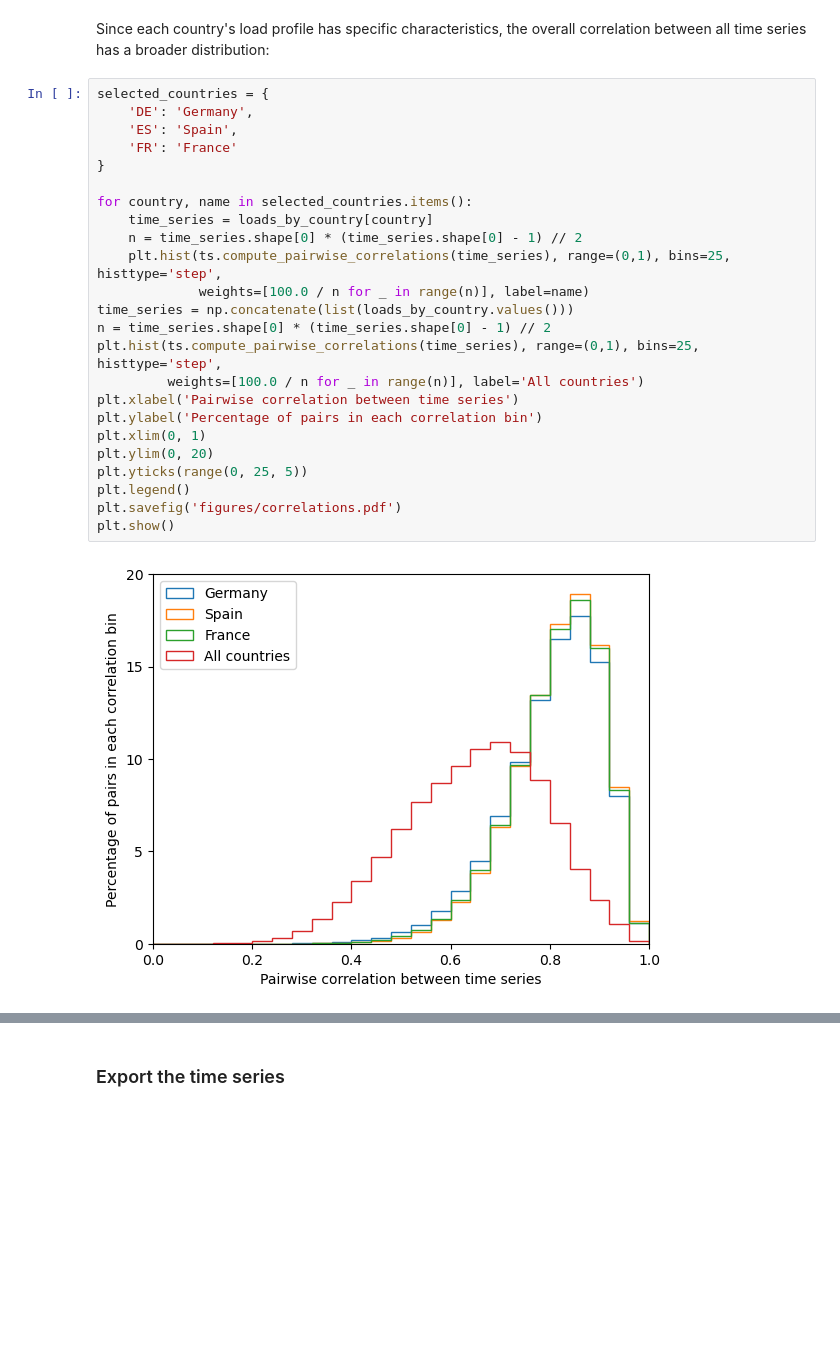
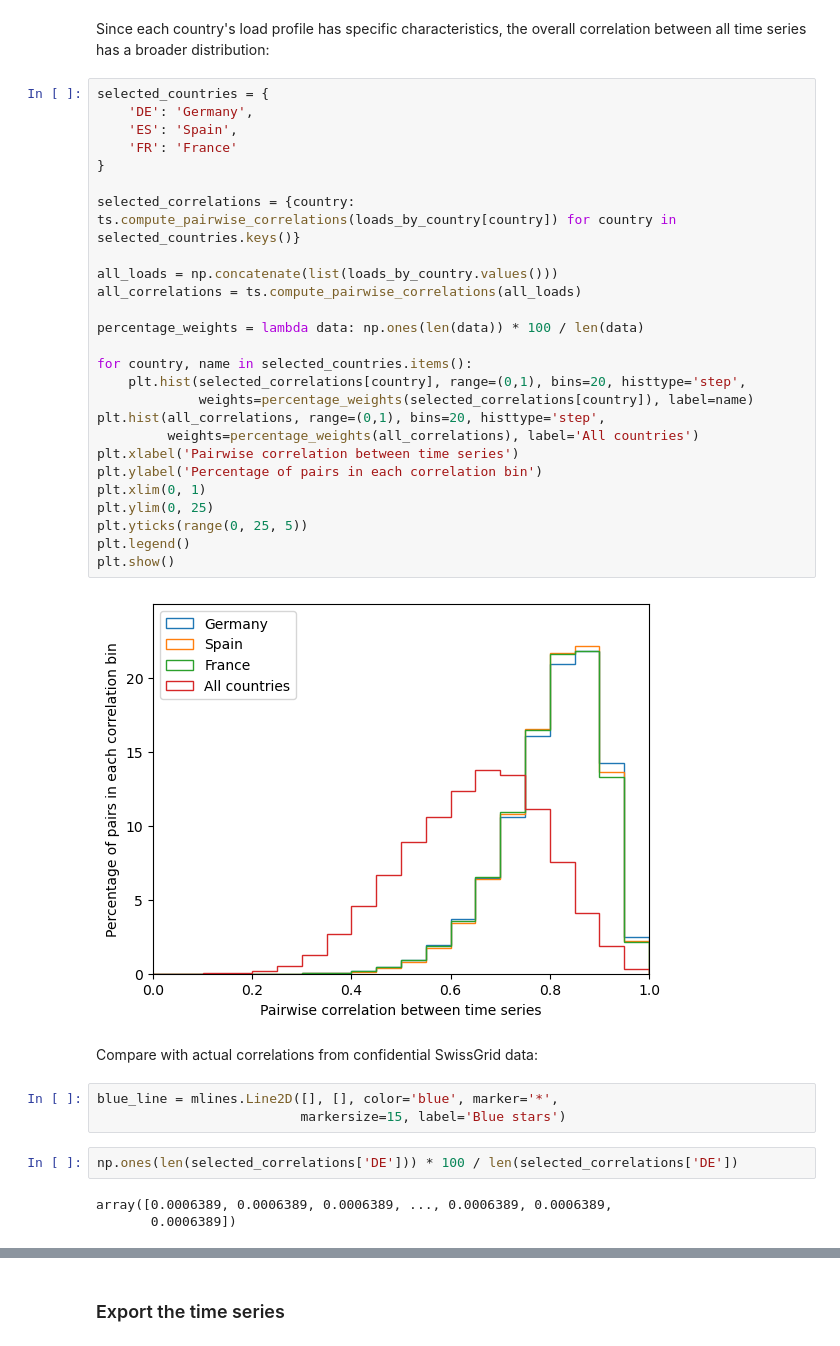
Before and after one commit to GeeeHesso/PowerData, a Jupyter notebook: run/generate_loads.ipynb, the cells around one changed output, grey strips where cells are left out. Drawn from its saved outputs; the diff is of its cells as text; blank space fills up the shorter version.

```diff
--- a/run/generate_loads.ipynb
+++ b/run/generate_loads.ipynb
@@ -157,26 +167,38 @@ Since each country's load profile has specific characteristics, the overall corr
 # %%
 selected_countries = {
     'DE': 'Germany',
     'ES': 'Spain',
     'FR': 'France'
 }
 
+selected_correlations = {country: ts.compute_pairwise_correlations(loads_by_country[country]) for country in selected_countries.keys()}
+
+all_loads = np.concatenate(list(loads_by_country.values()))
+all_correlations = ts.compute_pairwise_correlations(all_loads)
+
+percentage_weights = lambda data: np.ones(len(data)) * 100 / len(data)
+
 for country, name in selected_countries.items():
-    time_series = loads_by_country[country]
-    n = time_series.shape[0] * (time_series.shape[0] - 1) // 2
-    plt.hist(ts.compute_pairwise_correlations(time_series), range=(0,1), bins=25, histtype='step',
-             weights=[100.0 / n for _ in range(n)], label=name)
-time_series = np.concatenate(list(loads_by_country.values()))
-n = time_series.shape[0] * (time_series.shape[0] - 1) // 2
-plt.hist(ts.compute_pairwise_correlations(time_series), range=(0,1), bins=25, histtype='step',
-         weights=[100.0 / n for _ in range(n)], label='All countries')
+    plt.hist(selected_correlations[country], range=(0,1), bins=20, histtype='step',
+             weights=percentage_weights(selected_correlations[country]), label=name)
+plt.hist(all_correlations, range=(0,1), bins=20, histtype='step',
+         weights=percentage_weights(all_correlations), label='All countries')
 plt.xlabel('Pairwise correlation between time series')
 plt.ylabel('Percentage of pairs in each correlation bin')
 plt.xlim(0, 1)
-plt.ylim(0, 20)
+plt.ylim(0, 25)
 plt.yticks(range(0, 25, 5))
 plt.legend()
-plt.savefig('figures/correlations.pdf')
 plt.show()
 # %% [output]
-[figure, old version]
+[figure, new version]
+# %% [markdown]
+Compare with actual correlations from confidential SwissGrid data:
+# %%
+blue_line = mlines.Line2D([], [], color='blue', marker='*',
+                          markersize=15, label='Blue stars')
+# %%
+np.ones(len(selected_correlations['DE'])) * 100 / len(selected_correlations['DE'])
+# %% [output]
+array([0.0006389, 0.0006389, 0.0006389, ..., 0.0006389, 0.0006389,
+       0.0006389])
```
Also changed, not shown: parts of 11 cells of this notebook.
